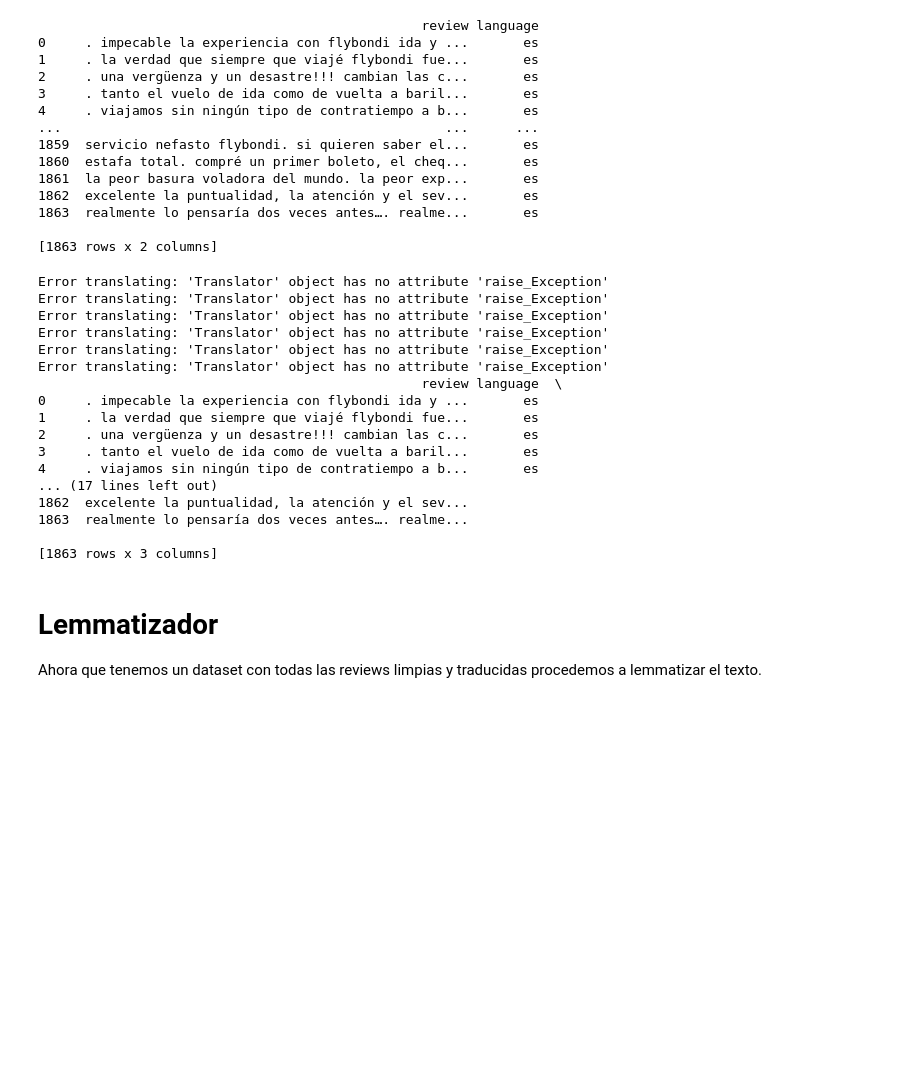
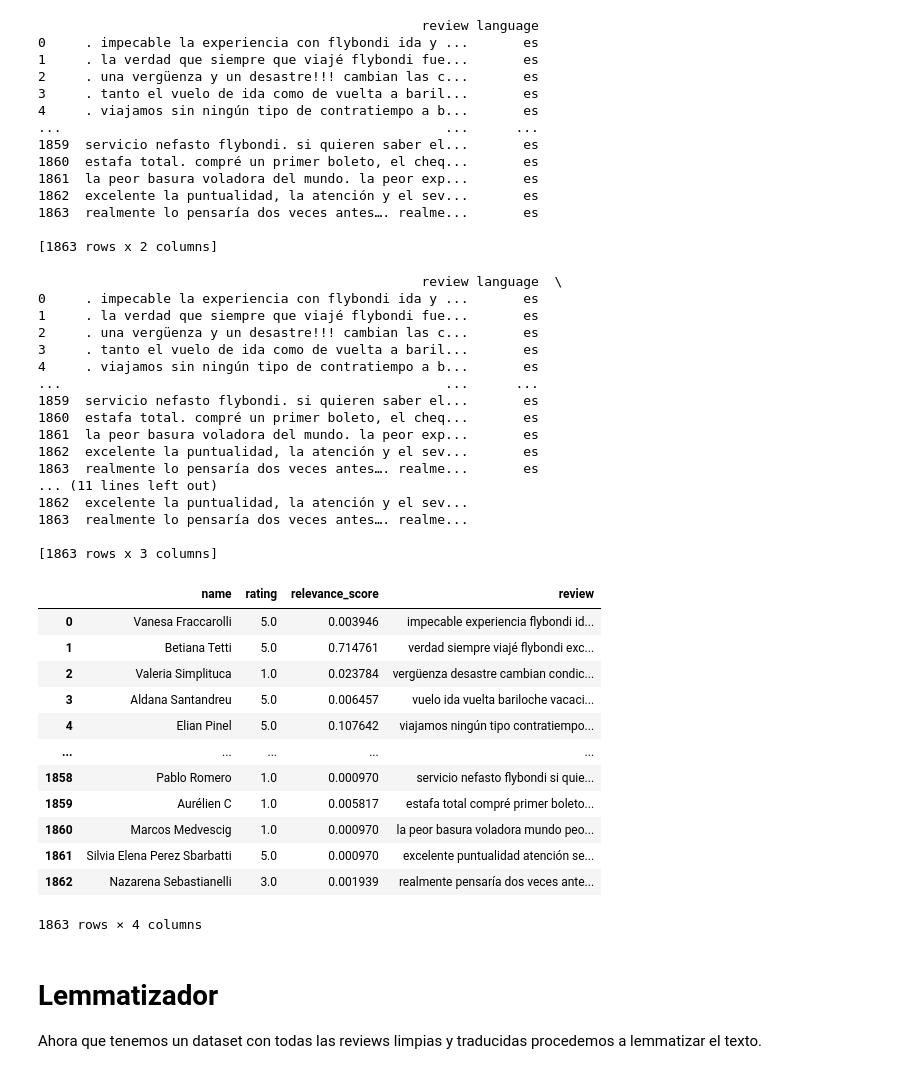
Before and after one commit to cijjas/nlp, a Jupyter notebook: src/flybondi.ipynb, the cells around one changed output. Saved outputs shown, nothing was run; the diff lists cells and outputs as text; code cells hidden in the pictures; blank space fills up the shorter version.

```diff
--- a/src/flybondi.ipynb
+++ b/src/flybondi.ipynb
@@ -227,26 +227,85 @@ df_cleaned['review_translated'] = df_cleaned.apply(
 print(df_cleaned[['review', 'language', 'review_translated']])
 
 # Optionally, save the updated DataFrame
-output_file_translated_reviews = 'cleaned_with_translated_non_es_reviews.csv'
+output_file_translated_reviews = '../data/cleaned_with_translated_non_es_reviews.csv'
 df_cleaned.to_csv(output_file_translated_reviews, index=False)
 # %% [output]
-Error translating: 'Translator' object has no attribute 'raise_Exception'
-Error translating: 'Translator' object has no attribute 'raise_Exception'
-Error translating: 'Translator' object has no attribute 'raise_Exception'
-Error translating: 'Translator' object has no attribute 'raise_Exception'
-Error translating: 'Translator' object has no attribute 'raise_Exception'
-Error translating: 'Translator' object has no attribute 'raise_Exception'
                                                  review language  \
 0     . impecable la experiencia con flybondi ida y ...       es
 1     . la verdad que siempre que viajé flybondi fue...       es
 2     . una vergüenza y un desastre!!! cambian las c...       es
 3     . tanto el vuelo de ida como de vuelta a baril...       es
 4     . viajamos sin ningún tipo de contratiempo a b...       es
-... (17 lines left out)
+...                                                 ...      ...
+1859  servicio nefasto flybondi. si quieren saber el...       es
+1860  estafa total. compré un primer boleto, el cheq...       es
+1861  la peor basura voladora del mundo. la peor exp...       es
+1862  excelente la puntualidad, la atención y el sev...       es
+1863  realmente lo pensaría dos veces antes…. realme...       es
+... (11 lines left out)
 1862  excelente la puntualidad, la atención y el sev...
 1863  realmente lo pensaría dos veces antes…. realme...
 
 [1863 rows x 3 columns]
+# %%
+from nltk.corpus import stopwords
+import string
+import re
+
+flybondi_data = '../data/cleaned_with_translated_non_es_reviews.csv'
+df_cleaned = pd.read_csv(flybondi_data)
+
+spanish_stopwords = set(stopwords.words('spanish'))
+
+def remove_emojis(text):
+    # Regular expression pattern to match emojis
+    emoji_pattern = re.compile(
+        "["
+        "\U0001F600-\U0001F64F"  # emoticons
+        "\U0001F300-\U0001F5FF"  # symbols & pictographs
+        "\U0001F680-\U0001F6FF"  # transport & map symbols
+        "\U0001F1E0-\U0001F1FF"  # flags (iOS)
+        "\U00002702-\U000027B0"  # other symbols
+        "\U000024C2-\U0001F251"  # enclosed characters
+        "]+", flags=re.UNICODE
+    )
+    return emoji_pattern.sub(r'', text)
+
+def preprocess_text(text):
+    # Convert to lowercase
+    text = text.lower()
+    # Remove emojis
+    text = remove_emojis(text)
+    # Remove punctuation by translating all punctuation characters to None
+    text = text.translate(str.maketrans('', '', string.punctuation))
+    # Remove Spanish stopwords by iterating through the words
+    for stopword in spanish_stopwords:
+        text = text.replace(f" {stopword} ", " ")  # Replace only whole words
+    return text
+
+df_cleaned['review_processed'] = df_cleaned['review_translated'].apply(preprocess_text)
+
+df_cleaned[['review_translated', 'review_processed']]
+# remove review_translated column
+df_cleaned = df_cleaned.drop(columns=['review_translated', 'language', 'relevance_score', 'review', 'given_reviews', 'pictures', 'local_guide', 'likes'])
+#rename review_processed to review
+df_cleaned = df_cleaned.rename(columns={'review_processed': 'review'})
+df_cleaned = df_cleaned.rename(columns={'relevance_score_normalized': 'relevance_score'})
+df_cleaned
+# %% [output]
+|  | name | rating | relevance_score | review |
+| 0 | Vanesa Fraccarolli | 5.0 | 0.003946 | impecable experiencia flybondi id... |
+| 1 | Betiana Tetti | 5.0 | 0.714761 | verdad siempre viajé flybondi exc... |
+| 2 | Valeria Simplituca | 1.0 | 0.023784 | vergüenza desastre cambian condic... |
+| 3 | Aldana Santandreu | 5.0 | 0.006457 | vuelo ida vuelta bariloche vacaci... |
+| 4 | Elian Pinel | 5.0 | 0.107642 | viajamos ningún tipo contratiempo... |
+| ... | ... | ... | ... | ... |
+| 1858 | Pablo Romero | 1.0 | 0.000970 | servicio nefasto flybondi si quie... |
+| 1859 | Aurélien C | 1.0 | 0.005817 | estafa total compré primer boleto... |
+| 1860 | Marcos Medvescig | 1.0 | 0.000970 | la peor basura voladora mundo peo... |
+| 1861 | Silvia Elena Perez Sbarbatti | 5.0 | 0.000970 | excelente puntualidad atención se... |
+| 1862 | Nazarena Sebastianelli | 3.0 | 0.001939 | realmente pensaría dos veces ante... |
+1863 rows × 4 columns
 # %% [markdown]
 # Lemmatizador
 Ahora que tenemos un dataset con todas las reviews limpias y traducidas procedemos a lemmatizar el texto.
```
Also changed, not shown: parts of 1 cell of this notebook, 4 other files.
